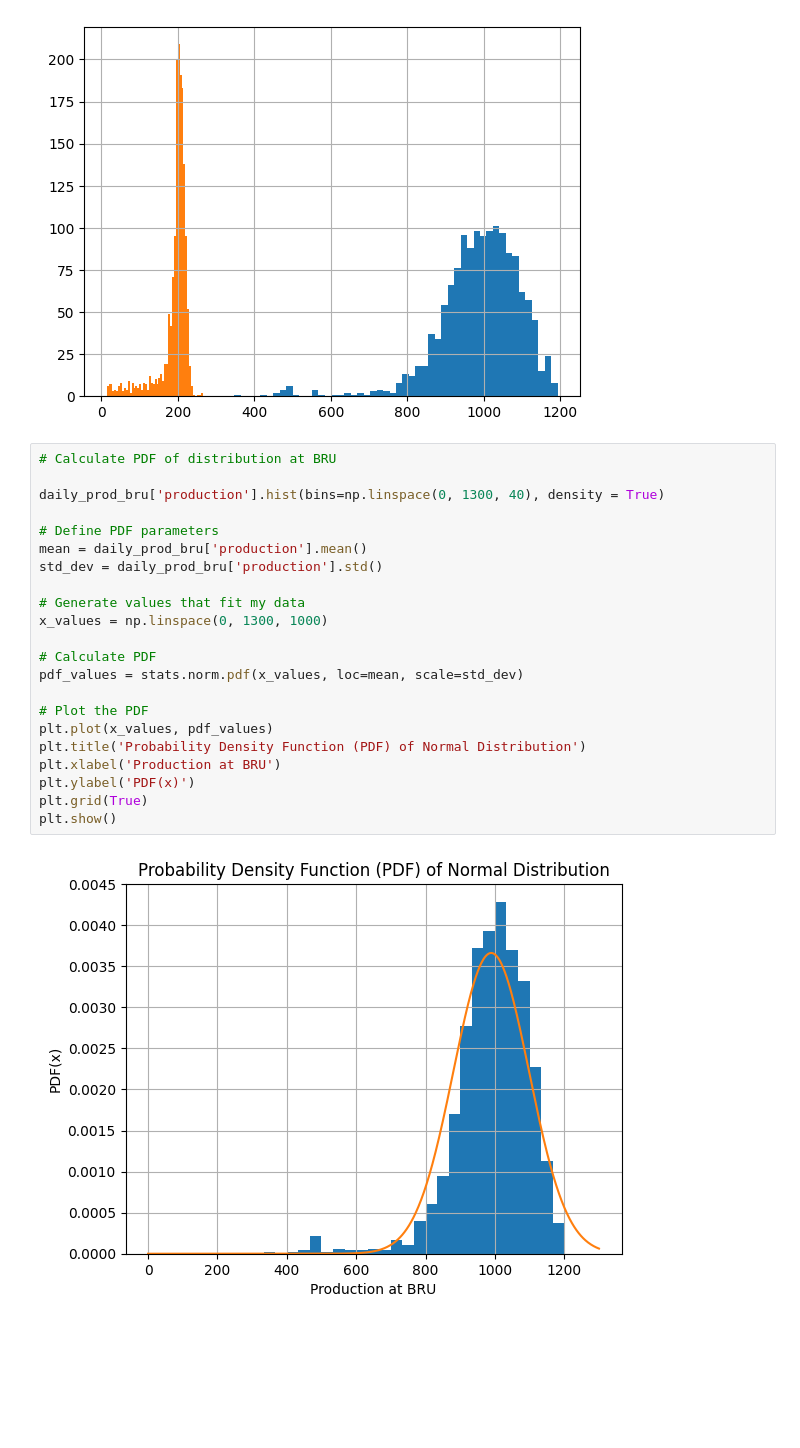
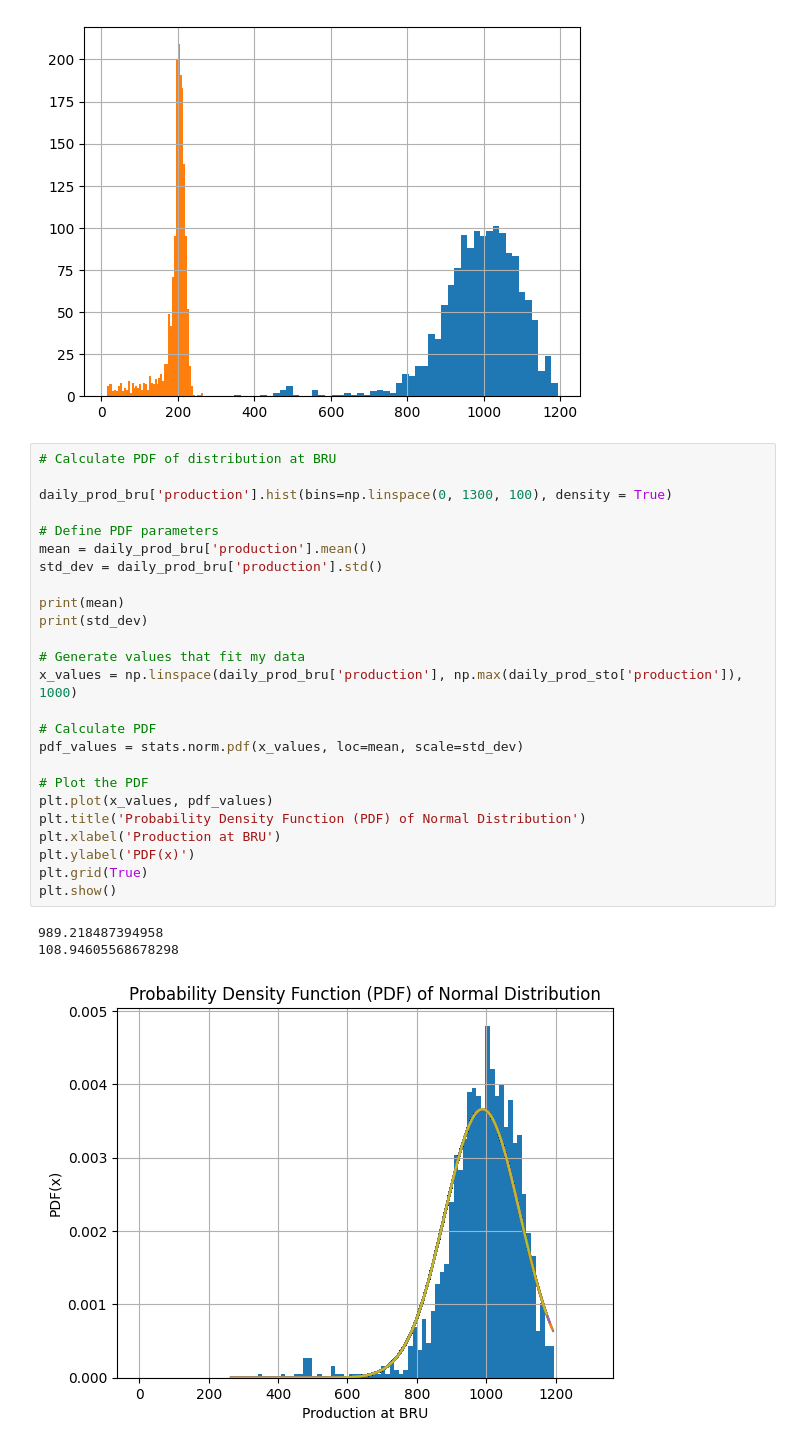
Before and after one commit to PhilippeGiorgino/project_evaluatie_statistiek, a Jupyter notebook: notebooks/evaluatie_statistiek.ipynb, the cells around one changed output. Saved outputs shown, nothing was run; the diff lists cells and outputs as text; blank space fills up the shorter version.

```diff
--- a/notebooks/evaluatie_statistiek.ipynb
+++ b/notebooks/evaluatie_statistiek.ipynb
@@ -236,24 +206,29 @@ daily_prod_sto['production'].hist(bins=50)
 # %%
 # Calculate PDF of distribution at BRU
 
-daily_prod_bru['production'].hist(bins=np.linspace(0, 1300, 40), density = True)
+daily_prod_bru['production'].hist(bins=np.linspace(0, 1300, 100), density = True)
 
 # Define PDF parameters
 mean = daily_prod_bru['production'].mean()
 std_dev = daily_prod_bru['production'].std()
 
+print(mean)
+print(std_dev)
+
 # Generate values that fit my data
-x_values = np.linspace(0, 1300, 1000)
+x_values = np.linspace(daily_prod_bru['production'], np.max(daily_prod_sto['production']), 1000)
 
 # Calculate PDF
 pdf_values = stats.norm.pdf(x_values, loc=mean, scale=std_dev)
 
 # Plot the PDF
 plt.plot(x_values, pdf_values)
 plt.title('Probability Density Function (PDF) of Normal Distribution')
 plt.xlabel('Production at BRU')
 plt.ylabel('PDF(x)')
 plt.grid(True)
 plt.show()
 # %% [output]
+989.218487394958
+108.94605568678298
-[figure, old version]
+[figure, new version]
```
Also changed, not shown: parts of 18 cells of this notebook.
